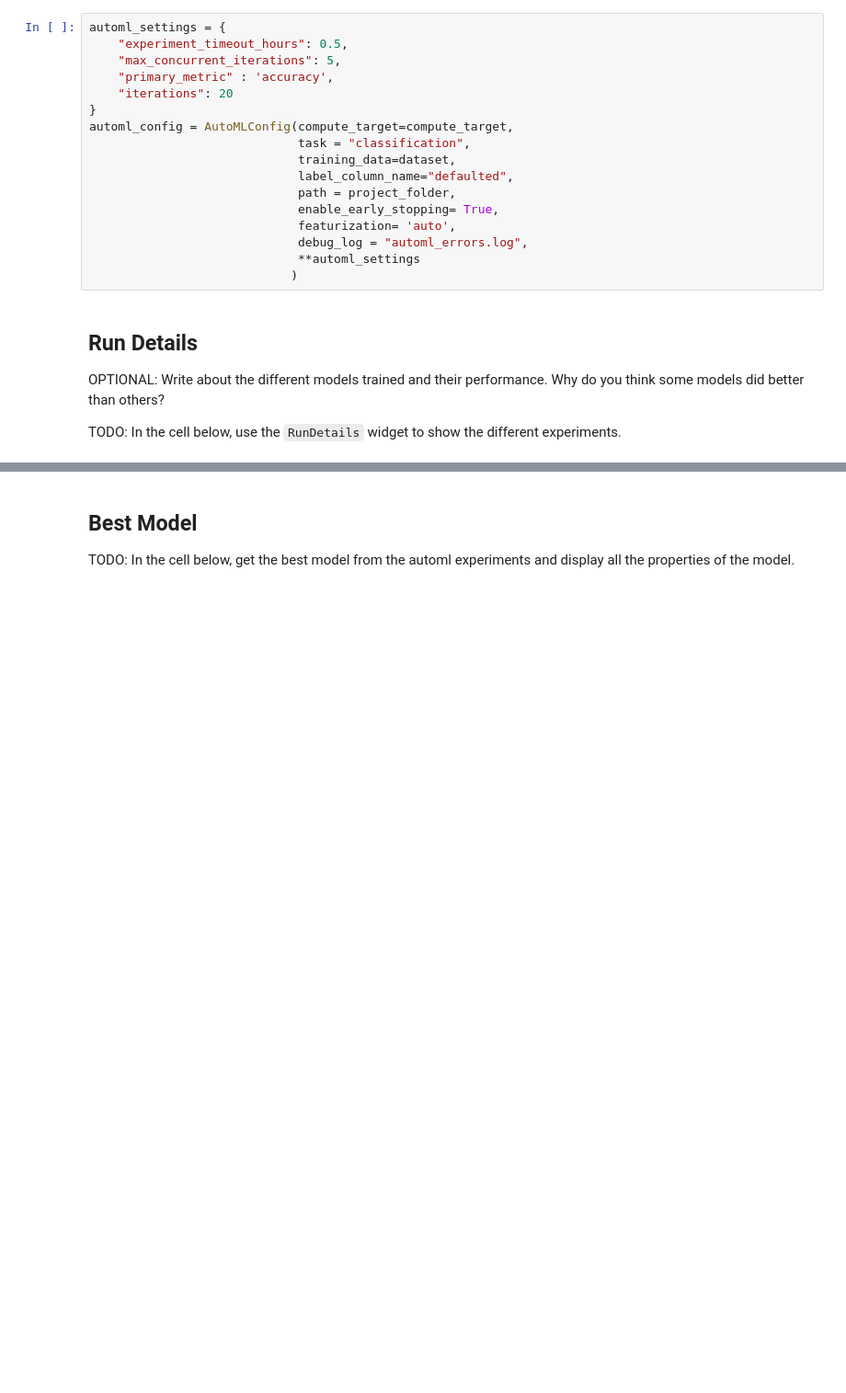
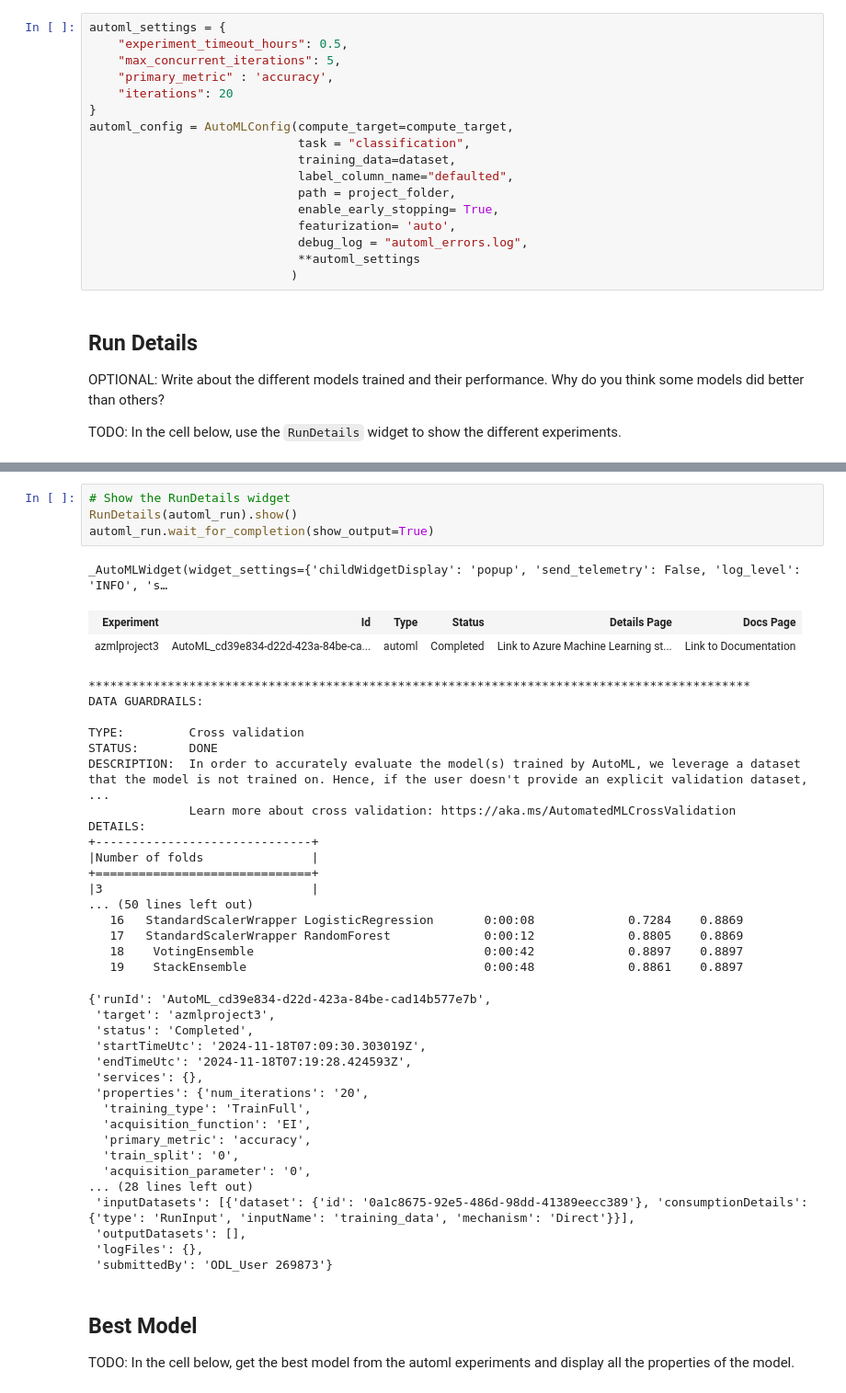
Before and after one commit to TungPhamDuy/machine-learning-engineer-with-microsoft-azure, a Jupyter notebook: automl.ipynb, the cells around one changed output, grey strips where cells are left out. Shown: that part at 92% size. Saved outputs shown, nothing was run; the diff lists cells and outputs as text; blank space fills up the shorter version.

```diff
--- a/automl.ipynb
+++ b/automl.ipynb
@@ -184,3 +185,45 @@ DESCRIPTION:  In order to accurately evaluate the model(s) trained by AutoML, we
+# %%
+# Show the RunDetails widget
+RunDetails(automl_run).show()
+automl_run.wait_for_completion(show_output=True)
+# %% [output]
+_AutoMLWidget(widget_settings={'childWidgetDisplay': 'popup', 'send_telemetry': False, 'log_level': 'INFO', 's…
+| Experiment | Id | Type | Status | Details Page | Docs Page |
+| azmlproject3 | AutoML_cd39e834-d22d-423a-84be-ca... | automl | Completed | Link to Azure Machine Learning st... | Link to Documentation |
+********************************************************************************************
+DATA GUARDRAILS:
+
+TYPE:         Cross validation
+STATUS:       DONE
+DESCRIPTION:  In order to accurately evaluate the model(s) trained by AutoML, we leverage a dataset that the model is not trained on. Hence, if the user doesn't provide an explicit validation dataset, ...
+              Learn more about cross validation: https://aka.ms/AutomatedMLCrossValidation
+DETAILS:
++------------------------------+
+|Number of folds               |
++==============================+
+|3                             |
+... (50 lines left out)
+   16   StandardScalerWrapper LogisticRegression       0:00:08             0.7284    0.8869
+   17   StandardScalerWrapper RandomForest             0:00:12             0.8805    0.8869
+   18    VotingEnsemble                                0:00:42             0.8897    0.8897
+   19    StackEnsemble                                 0:00:48             0.8861    0.8897
+{'runId': 'AutoML_cd39e834-d22d-423a-84be-cad14b577e7b',
+ 'target': 'azmlproject3',
+ 'status': 'Completed',
+ 'startTimeUtc': '2024-11-18T07:09:30.303019Z',
+ 'endTimeUtc': '2024-11-18T07:19:28.424593Z',
+ 'services': {},
+ 'properties': {'num_iterations': '20',
+  'training_type': 'TrainFull',
+  'acquisition_function': 'EI',
+  'primary_metric': 'accuracy',
+  'train_split': '0',
+  'acquisition_parameter': '0',
+... (28 lines left out)
+ 'inputDatasets': [{'dataset': {'id': '0a1c8675-92e5-486d-98dd-41389eecc389'}, 'consumptionDetails': {'type': 'RunInput', 'inputName': 'training_data', 'mechanism': 'Direct'}}],
+ 'outputDatasets': [],
+ 'logFiles': {},
+ 'submittedBy': 'ODL_User 269873'}
 # %% [markdown]
 ## Best Model
 
```
Also changed, not shown: parts of 14 cells of this notebook, 2 other files.
